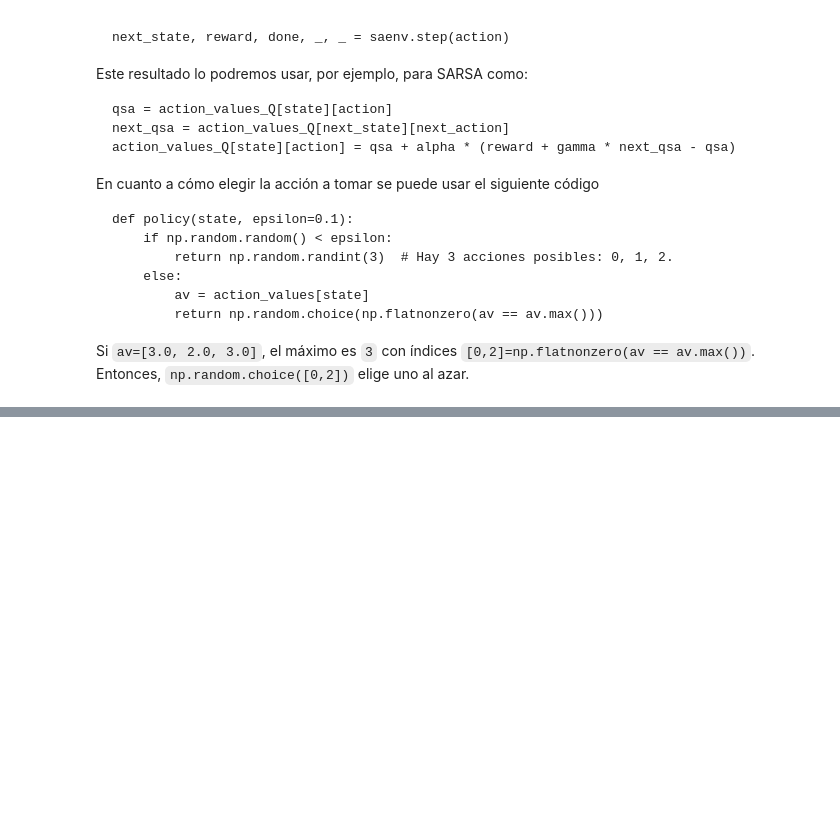
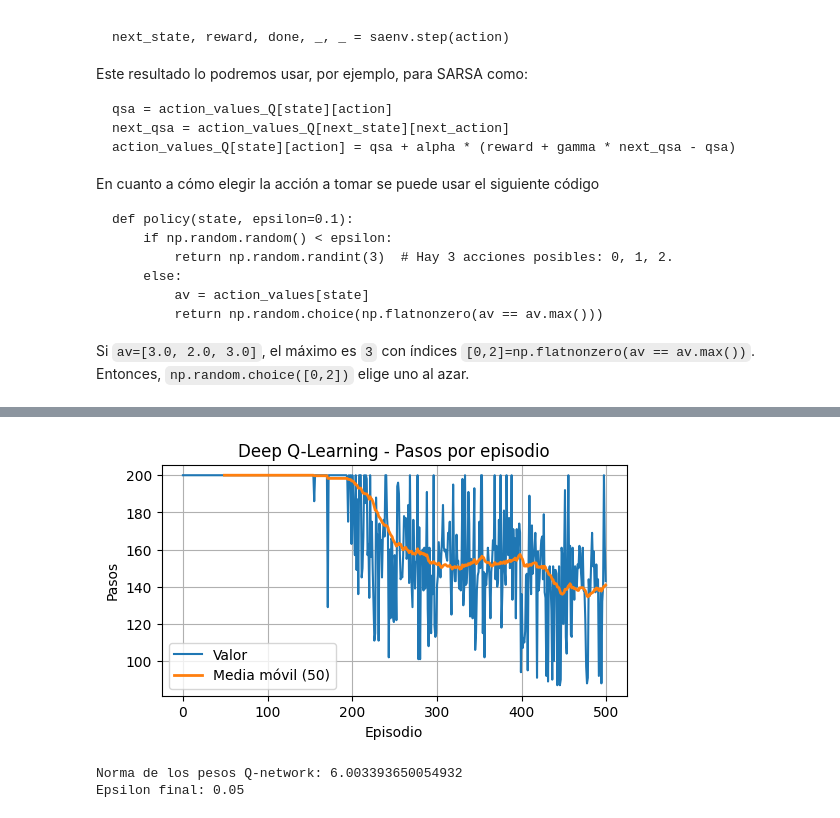
Before and after one commit to mariiam36/EML_MontesinosOlivaOuardi, a Jupyter notebook: Entornos_Complejos/Control_Aproximaciones/main.ipynb, the cells around one changed output, grey strips where cells are left out. Saved outputs shown, nothing was run; the diff lists cells and outputs as text; code cells hidden in the pictures; blank space fills up the shorter version.

```diff
--- a/Entornos_Complejos/Control_Aproximaciones/main.ipynb
+++ b/Entornos_Complejos/Control_Aproximaciones/main.ipynb
@@ -273,0 +284,21 @@ Norma de los pesos: 1541.8353941345877
+# %%
+plot_curve(
+    dqn_steps,
+    title="Deep Q-Learning - Pasos por episodio",
+    ylabel="Pasos",
+    moving_avg_window=50
+)
+# %% [output]
+[figure, added]
+# %%
+#@title Estadísticas del modelo aprendido
+
+import torch
+
+print("Norma de los pesos Q-network:",
+      torch.norm(dqn_agent.q_net.net[0].weight).item())
+
+print("Epsilon final:", dqn_agent.epsilon)
+# %% [output]
+Norma de los pesos Q-network: 6.003393650054932
+Epsilon final: 0.05
```
Also changed, not shown: parts of 17 cells of this notebook.
